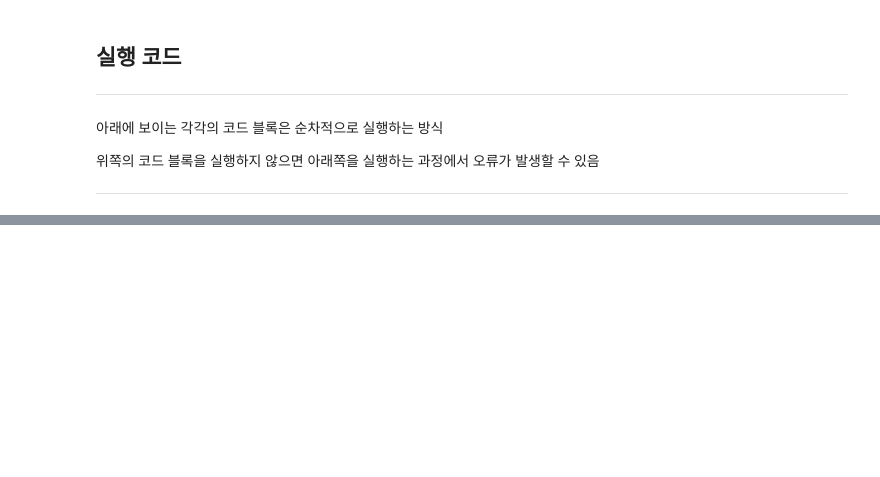
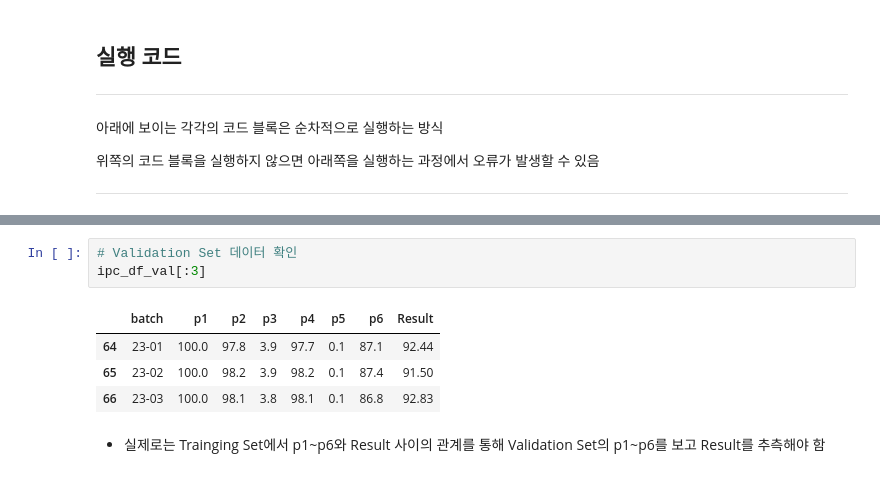
Before and after one commit to imbiotech/skbtML, a Jupyter notebook: k_pda_gmp_w_s.ipynb, the cells around one changed output, grey strips where cells are left out. Saved outputs shown, nothing was run; the diff lists cells and outputs as text; blank space fills up the shorter version.

```diff
--- a/k_pda_gmp_w_s.ipynb
+++ b/k_pda_gmp_w_s.ipynb
@@ -376,0 +325,10 @@ ipc_data_address = "https://raw.githubusercontent.com/imbiotech/K-PDA_GMP_W-S/ma
+# %%
+# Validation Set 데이터 확인
+ipc_df_val[:3]
+# %% [output]
+|  | batch | p1 | p2 | p3 | p4 | p5 | p6 | Result |
+| 64 | 23-01 | 100.0 | 97.8 | 3.9 | 97.7 | 0.1 | 87.1 | 92.44 |
+| 65 | 23-02 | 100.0 | 98.2 | 3.9 | 98.2 | 0.1 | 87.4 | 91.50 |
+| 66 | 23-03 | 100.0 | 98.1 | 3.8 | 98.1 | 0.1 | 86.8 | 92.83 |
+# %% [markdown]
+* 실제로는 Trainging Set에서 p1~p6와 Result 사이의 관계를 통해 Validation Set의 p1~p6를 보고 Result를 추측해야 함
```
Also changed, not shown: parts of 13 cells of this notebook, 1 other file.
